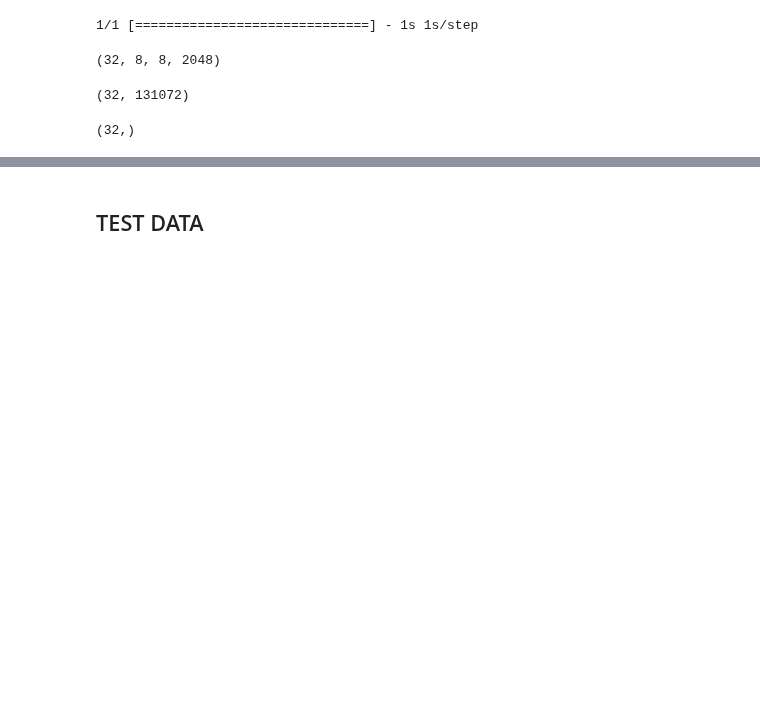
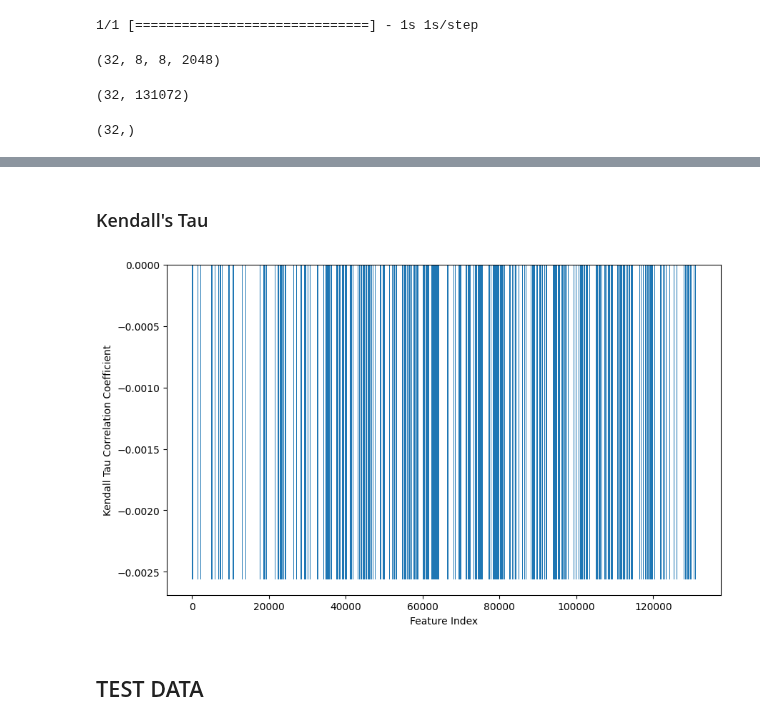
Before and after one commit to Emily-RoseSteyn/measuring-quality-of-life-gauteng, a Jupyter notebook: notebooks/2024-08-13_correlation.ipynb, the cells around one changed output, grey strips where cells are left out. Cells and saved outputs as stored; diff of their text form; code cells hidden in the pictures; blank space fills up the shorter version.

```diff
--- a/notebooks/2024-08-13_correlation.ipynb
+++ b/notebooks/2024-08-13_correlation.ipynb
@@ -327,3 +342,15 @@ plt.show()
+# %% [markdown]
+### Kendall's Tau
+# %%
+import matplotlib.pyplot as plt
+
+plt.figure(figsize=(10, 6))
+plt.bar(range(len(kendall_correlation_coefficients)), kendall_correlation_coefficients)
+plt.xlabel('Feature Index')
+plt.ylabel('Kendall Tau Correlation Coefficient')
+plt.show()
+# %% [output]
+[figure, added]
 # %% [markdown]
 ## TEST DATA
 # %%
```
Also changed, not shown: parts of 15 cells of this notebook.
